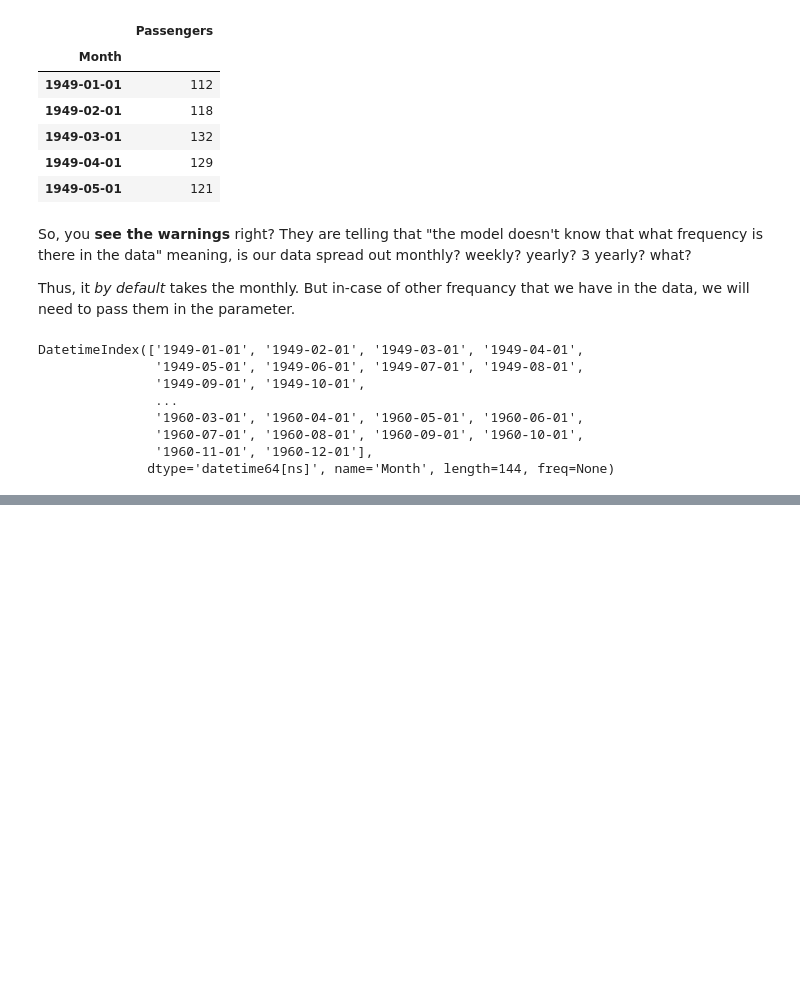
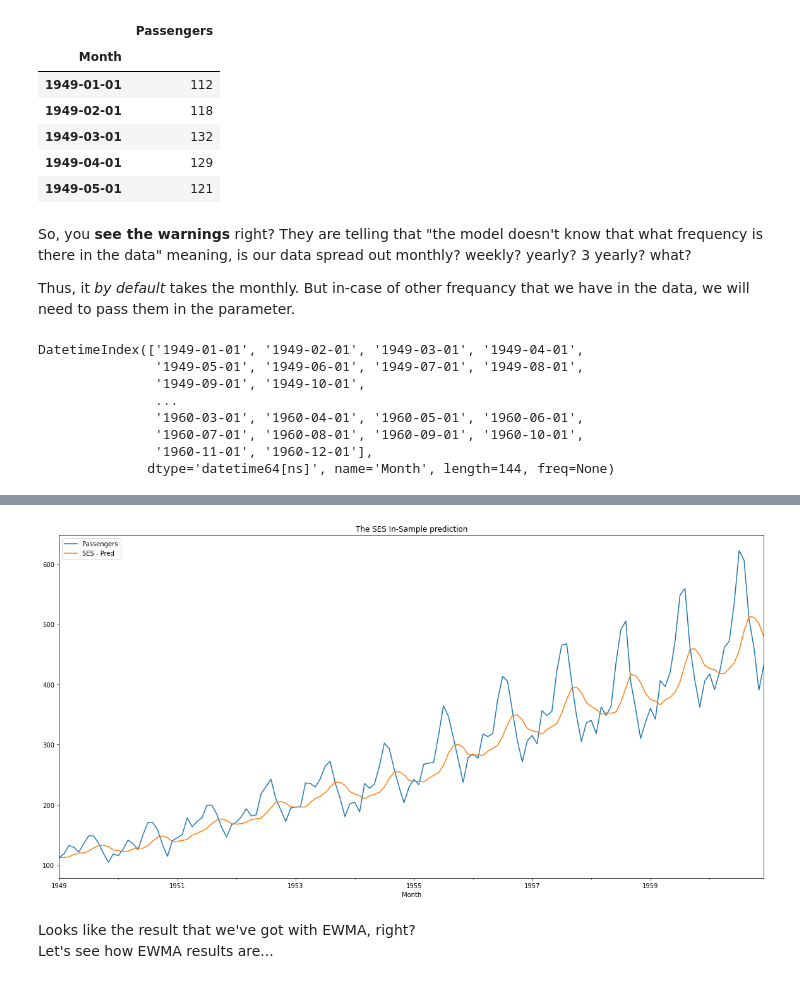
Before and after one commit to AayushSameerShah/TimeSeries-Forecasting, a Jupyter notebook: 2. Exponential Smoothing and ETS/4. SES.ipynb, the cells around one changed output, grey strips where cells are left out. Saved outputs shown, nothing was run; the diff lists cells and outputs as text; code cells hidden in the pictures; blank space fills up the shorter version.

```diff
--- a/2. Exponential Smoothing and ETS/4. SES.ipynb
+++ b/2. Exponential Smoothing and ETS/4. SES.ipynb
@@ -121,0 +129,4 @@ ses = SimpleExpSmoothing(passengers,
+# %%
+alpha = 0.2
+result = ses.fit(smoothing_level=alpha, optimized=False)
+result
@@ -121,0 +147,6 @@ ses = SimpleExpSmoothing(passengers,
+# %%
+start =  passengers.index[0]
+till =  passengers.index[-1]
+print("START: ", start)
+print("TILL: ", till)
+passengers['SES - Pred'] = result.predict(start, till)
@@ -121,0 +156,8 @@ ses = SimpleExpSmoothing(passengers,
+# %%
+passengers.plot()
+plt.title("The SES In-Sample prediction");
+# %% [output]
+[figure, added]
+# %% [markdown]
+Looks like the result that we've got with EWMA, right? <br>
+Let's see how EWMA results are...
```
Also changed, not shown: parts of 25 cells of this notebook, 1 other file.
